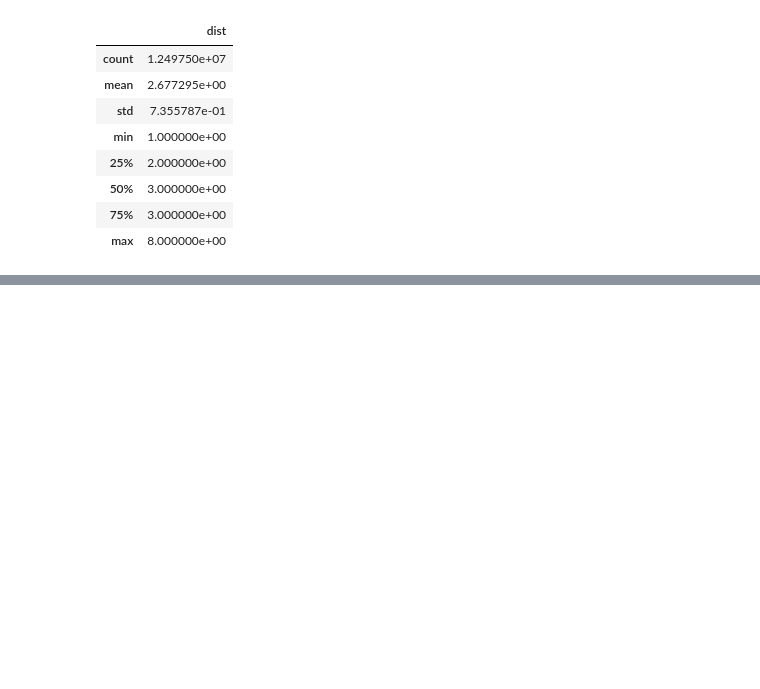
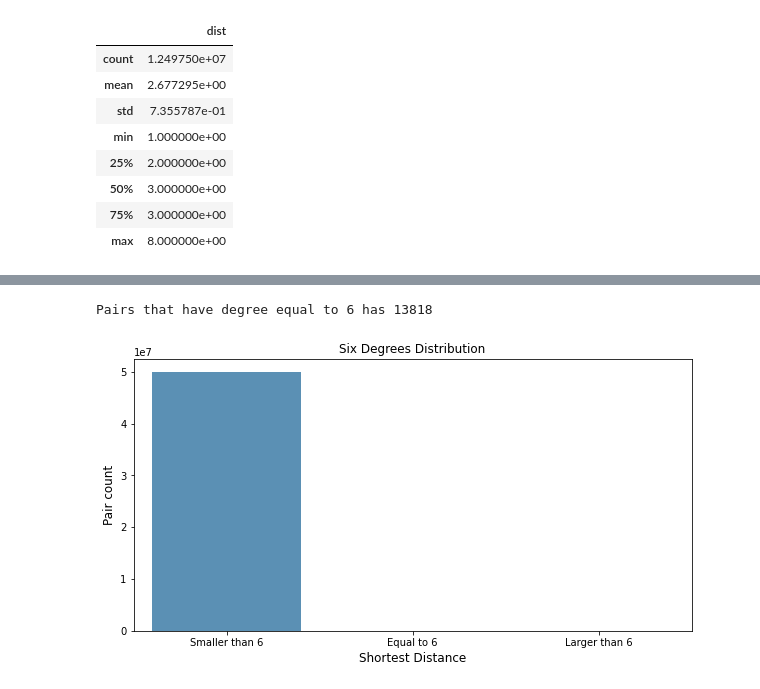
Before and after one commit to happygirlzt/six-degrees-of-separation-in-twitter, a Jupyter notebook: network_project.ipynb, the cells around one changed output, grey strips where cells are left out. Saved outputs shown, nothing was run; the diff lists cells and outputs as text; code cells hidden in the pictures; blank space fills up the shorter version.

```diff
--- a/network_project.ipynb
+++ b/network_project.ipynb
@@ -466,0 +513,21 @@ shortest_dist_list.describe()
+# %%
+degree_equal_to_6=sum(sd_count.loc[sd_count.index==6].values)
+print("Pairs that have degree equal to 6 has {}".format(degree_equal_to_6))
+# %% [output]
+Pairs that have degree equal to 6 has 13818
+# %%
+# Visualization
+x_dist=['Smaller than 6', 'Equal to 6', 'Larger than 6']
+y_count=[degree_smaller_than_6, degree_equal_to_6 ,degree_greater_than_6]
+
+plt.figure(figsize=(10,5))
+
+sns.barplot(x_dist, y_count, alpha=0.8)
+
+plt.title('Six Degrees Distribution')
+
+plt.ylabel('Pair count', fontsize=12)
+plt.xlabel('Shortest Distance', fontsize=12)
+plt.savefig('/content/drive/My Drive/network/six_degrees_distribution_10000.png')
+# %% [output]
+[figure, added]
```
Also changed, not shown: parts of 9 cells of this notebook, 1 other file.
